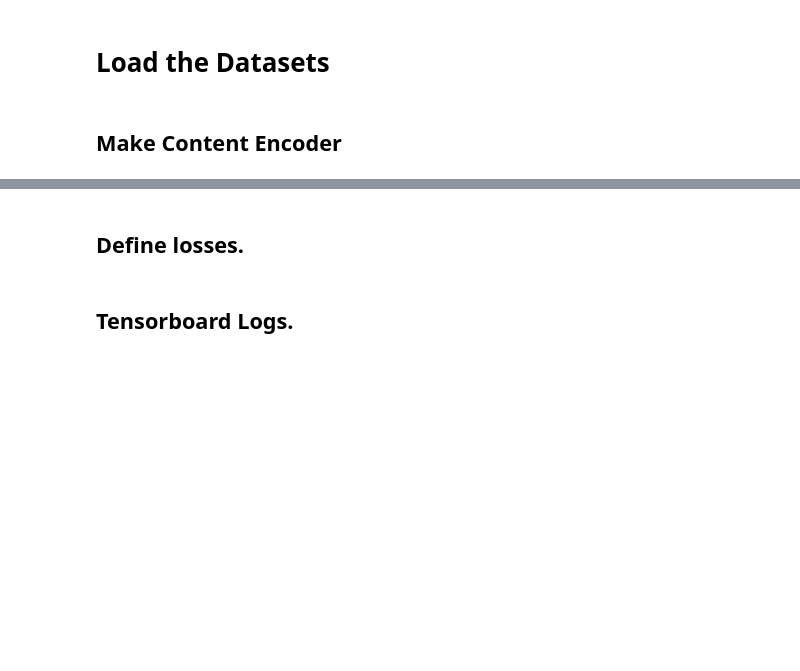
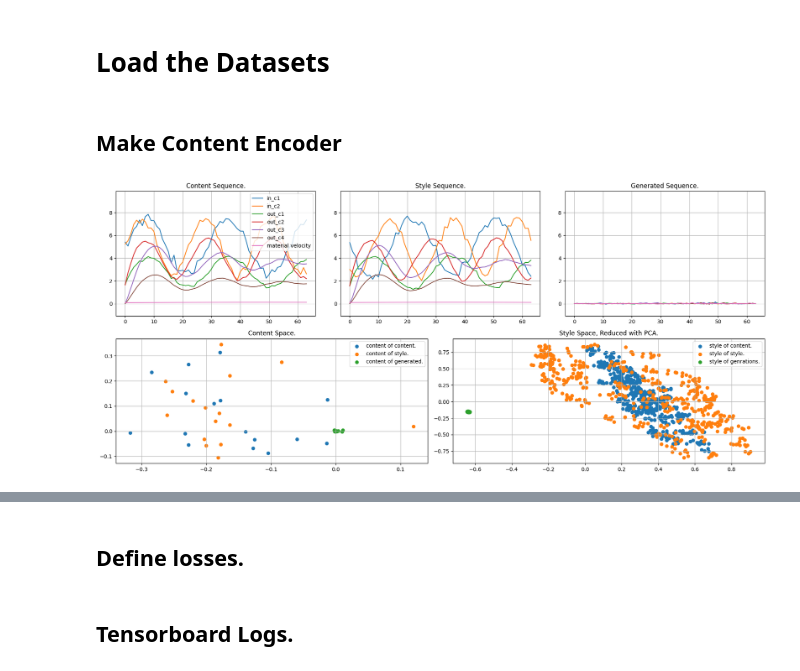
Before and after one commit to Henri-Hoyez/TimeSeriesStyleTransfer, a Jupyter notebook: 2024-03-27 - Time Series Style Transfer.ipynb, the cells around one changed output, grey strips where cells are left out. Saved outputs shown, nothing was run; the diff lists cells and outputs as text; code cells hidden in the pictures; blank space fills up the shorter version.

```diff
--- a/2024-03-27 - Time Series Style Transfer.ipynb
+++ b/2024-03-27 - Time Series Style Transfer.ipynb
@@ -77,10 +116,3 @@ dset_d2_valid = dset_d2.take(N_VALIDATION_SEQUENCE)
-# %%
-x = next(iter(dset_d1))
-
-mean, variance = tf.nn.moments(x, axes=[1], keepdims=True)
-standard_dev = tf.sqrt(variance)
-
-standard_dev.shape
 # %% [markdown]
 ## Make Content Encoder
 # %%
@@ -207,3 +258,80 @@ seed_content_batch = next(iter(dset_d1_valid))
 seed_style_batch = next(iter(dset_d2_valid))
 
 generated_sequence = generate(seed_content_batch, seed_style_batch)
+# %%
+from sklearn.decomposition import PCA
+
+def plot_generated_sequence2(content_sequences, style_sequences, show=False):
+
+    # Compute what we need
+    content_of_content = content_encoder(content_sequences, training=False)
+    style_of_content = style_encoder(content_sequences, training=False)
+
+    content_of_style= content_encoder(style_sequences, training=False)
+    style_of_style= style_encoder(style_sequences, training=False)
+
+    generated_sequences = decoder([content_of_content, style_of_style], training=False)
+
+    content_of_generated = content_encoder(generated_sequences, training=False)
+    style_of_generated = style_encoder(generated_sequences, training=False)
+
+    # Reduce the Style Vector for visualization purposes.
+    pca = PCA(2)
+    all_together = np.vstack([style_of_content, style_of_style, style_of_generated])
+
+    pca.fit(all_together)
+
+    reduced_style_style = pca.transform(style_of_style)
+    reduced_style_content=pca.transform(style_of_content)
+    reduced_style_generations=pca.transform(style_of_generated)
+
+    all_values = np.array([content_sequences, style_sequences, generated_sequences])
+    _min, _max = np.min(all_values)-1, np.max(all_values)+ 1
+
+
+    fig= plt.figure(figsize=(18, 8))
+    spec= fig.add_gridspec(2, 6)
+
+    ax00 = fig.add_subplot(spec[0, :2])
+    ax00.set_title('Content Sequence.')
+    ax00.plot(content_sequences[0], label=df_d1.columns)
+    ax00.set_ylim(_min, _max)
+    ax00.grid(True)
+    ax00.legend()
+
+    ax01 = fig.add_subplot(spec[0, 2:4])
+    ax01.set_title('Style Sequence.')
+    ax01.plot(style_sequences[0])
+    ax01.set_ylim(_min, _max)
+    ax01.grid(True)
+
+    ax02 = fig.add_subplot(spec[0, 4:])
+    ax02.set_title('Generated Sequence.')
+    ax02.plot(generated_sequences[0])
+    ax02.set_ylim(_min, _max)
+    ax02.grid(True)
+
+    ax10 = fig.add_subplot(spec[1, :3])
+    ax10.set_title('Content Space.')
+    ax10.scatter(content_of_content[0, :, 0], content_of_content[0, :, 1],  label='content of content.')
+    ax10.scatter(content_of_style[0, :, 0], content_of_style[0, :, 1], label='content of style.')
+    ax10.scatter(content_of_generated[0, :, 0], content_of_generated[0, :, 1],  label='content of generated.')
+    ax10.grid(True)
+    ax10.legend()
+
+    ax11 = fig.add_subplot(spec[1, 3:])
+    ax11.set_title('Style Space, Reduced with PCA.')
+    ax11.scatter(reduced_style_content[:, 0], reduced_style_content[:, 1], label='style of content.')
+    ax11.scatter(reduced_style_style[:, 0], reduced_style_style[:, 1], label='style of style.')
+    ax11.scatter(reduced_style_generations[:, 0], reduced_style_generations[:, 1], label='style of genrations.')
+
+    ax11.grid(True)
+    ax11.legend()
+
+    plt.tight_layout()
+
+    return fig
+
+plot_generated_sequence2(seed_content_batch, seed_style_batch)
+# %% [output]
+[figure, added]
```
Also changed, not shown: parts of 23 cells of this notebook, 3 other files.
